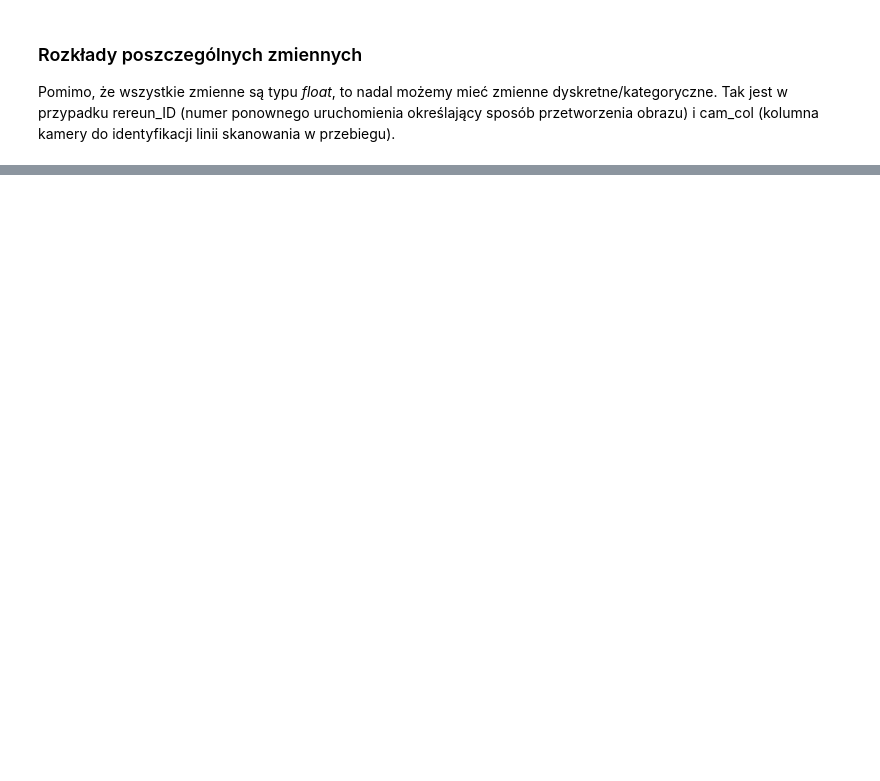
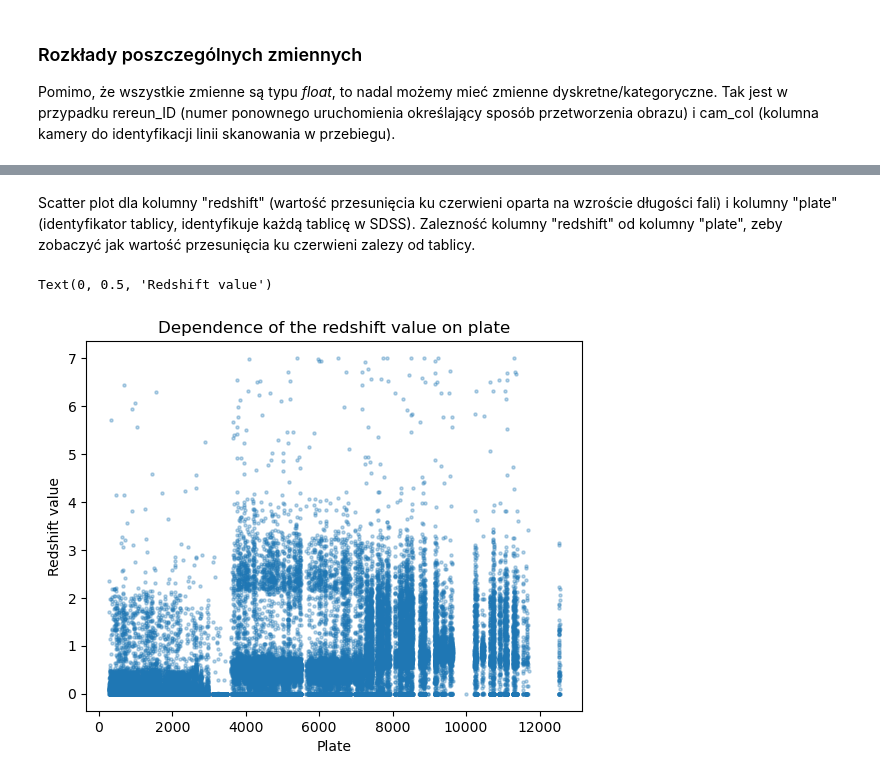
Before and after one commit to GasparSekula/StellarClassificationML, a Jupyter notebook: budowa_krok_1_4.ipynb, the cells around one changed output, grey strips where cells are left out. Drawn from its saved outputs; the diff is of its cells as text; code cells hidden in the pictures; blank space fills up the shorter version.

```diff
--- a/budowa_krok_1_4.ipynb
+++ b/budowa_krok_1_4.ipynb
@@ -128,0 +151,10 @@ plt.show()
+# %% [markdown]
+Scatter plot dla kolumny "redshift" (wartość przesunięcia ku czerwieni oparta na wzroście długości fali) i kolumny "plate" (identyfikator tablicy, identyfikuje każdą tablicę w SDSS). Zalezność kolumny "redshift" od kolumny "plate", zeby zobaczyć jak wartość przesunięcia ku czerwieni zalezy od tablicy.
+# %%
+train_df.plot.scatter(x = "plate", y = "redshift", s = 5, alpha = 0.3)
+plt.title("Dependence of the redshift value on plate")
+plt.xlabel("Plate")
+plt.ylabel("Redshift value")
+# %% [output]
+Text(0, 0.5, 'Redshift value')
+[figure, added]
```
Also changed, not shown: parts of 11 cells of this notebook.
